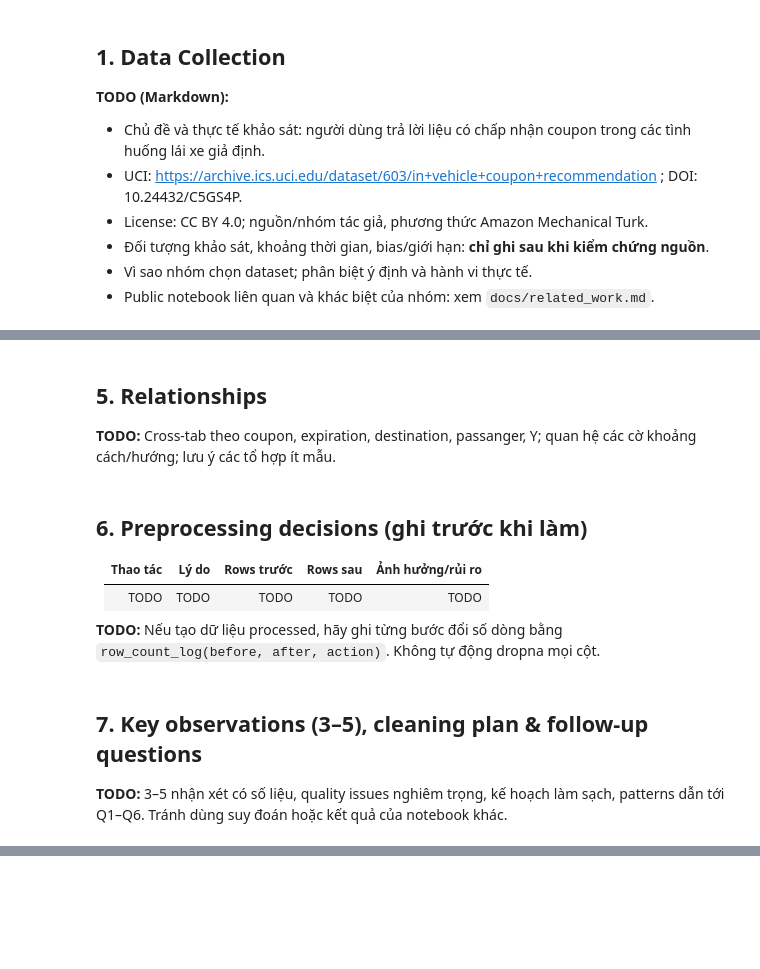
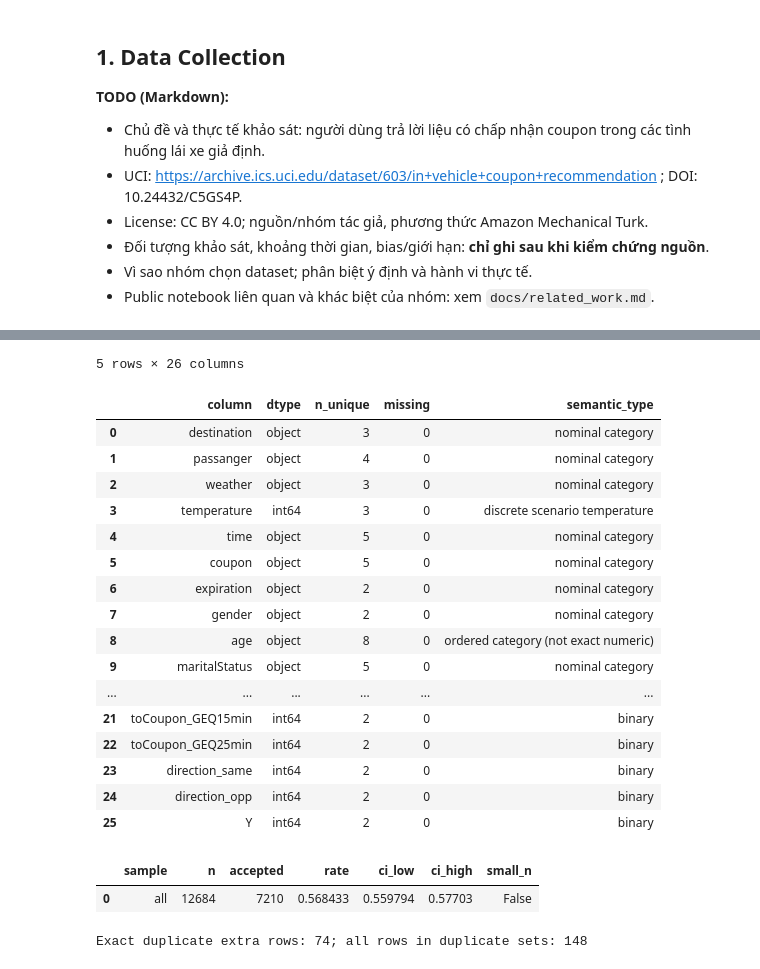
Before and after one commit to TrNhDuong/in-vehicle-coupon-analysis, a Jupyter notebook: notebooks/01_collection_exploration.ipynb, the cells around one changed output, grey strips where cells are left out. Cells and saved outputs as stored; diff of their text form; code cells hidden in the pictures; blank space fills up the shorter version.

```diff
--- a/notebooks/01_collection_exploration.ipynb
+++ b/notebooks/01_collection_exploration.ipynb
@@ -56,3 +56,0 @@ display(missing_table(df))
-# %% [markdown]
-## 5. Relationships
-**TODO:** Cross-tab theo coupon, expiration, destination, passanger, Y; quan hệ các cờ khoảng cách/hướng; lưu ý các tổ hợp ít mẫu.
@@ -61,12 +57,23 @@ display(missing_table(df))
-# %% [markdown]
-## 6. Preprocessing decisions (ghi trước khi làm)
-
-| Thao tác | Lý do | Rows trước | Rows sau | Ảnh hưởng/rủi ro |
-| --- | --- | --- | --- | --- |
-| TODO | TODO | TODO | TODO | TODO |
-
-**TODO:** Nếu tạo dữ liệu processed, hãy ghi từng bước đổi số dòng bằng `row_count_log(before, after, action)`. Không tự động dropna mọi cột.
-# %% [markdown]
-## 7. Key observations (3–5), cleaning plan & follow-up questions
-
-**TODO:** 3–5 nhận xét có số liệu, quality issues nghiêm trọng, kế hoạch làm sạch, patterns dẫn tới Q1–Q6. Tránh dùng suy đoán hoặc kết quả của notebook khác.
+# %%
+display(df.head())
+binary_cols = ["has_children", "toCoupon_GEQ5min", "toCoupon_GEQ15min",
+               "toCoupon_GEQ25min", "direction_same", "direction_opp", "Y"]
+schema = pd.DataFrame({"column": df.columns, "dtype": df.dtypes.astype(str).values,
+                       "n_unique": df.nunique(dropna=True).values,
+                       "missing": df.isna().sum().values})
+schema["semantic_type"] = schema.column.map(
+    lambda c: "binary" if c in binary_cols else
+    "discrete scenario temperature" if c == "temperature" else
+    "ordered category (not exact numeric)" if c in ["age", "income"] + list(COUPON_FREQUENCY.values())
+    else "nominal category")
+display(schema)
+save_table(schema, ROOT, "eda_schema")
+target = rate_table(df.assign(sample="all"), ["sample"])
+display(target)
+save_table(target, ROOT, "eda_target")
+duplicate_extra = int(df.duplicated().sum())
+duplicate_all = int(df.duplicated(keep=False).sum())
+print(f"Exact duplicate extra rows: {duplicate_extra}; all rows in duplicate sets: {duplicate_all}")
+audit.append(audit_row("load and retain raw rows", len(df), len(df),
+                       "No participant ID; identical rows are not automatically errors"))
+# %% [output]
@@ -72,0 +86,21 @@ display(missing_table(df))
+5 rows × 26 columns
+|  | column | dtype | n_unique | missing | semantic_type |
+| 0 | destination | object | 3 | 0 | nominal category |
+| 1 | passanger | object | 4 | 0 | nominal category |
+| 2 | weather | object | 3 | 0 | nominal category |
+| 3 | temperature | int64 | 3 | 0 | discrete scenario temperature |
+| 4 | time | object | 5 | 0 | nominal category |
+| 5 | coupon | object | 5 | 0 | nominal category |
+| 6 | expiration | object | 2 | 0 | nominal category |
+| 7 | gender | object | 2 | 0 | nominal category |
+| 8 | age | object | 8 | 0 | ordered category (not exact numeric) |
+| 9 | maritalStatus | object | 5 | 0 | nominal category |
+| ... | ... | ... | ... | ... | ... |
+| 21 | toCoupon_GEQ15min | int64 | 2 | 0 | binary |
+| 22 | toCoupon_GEQ25min | int64 | 2 | 0 | binary |
+| 23 | direction_same | int64 | 2 | 0 | binary |
+| 24 | direction_opp | int64 | 2 | 0 | binary |
+| 25 | Y | int64 | 2 | 0 | binary |
+|  | sample | n | accepted | rate | ci_low | ci_high | small_n |
+| 0 | all | 12684 | 7210 | 0.568433 | 0.559794 | 0.57703 | False |
+Exact duplicate extra rows: 74; all rows in duplicate sets: 148
```
Also changed, not shown: parts of 22 cells of this notebook, 26 other files.
